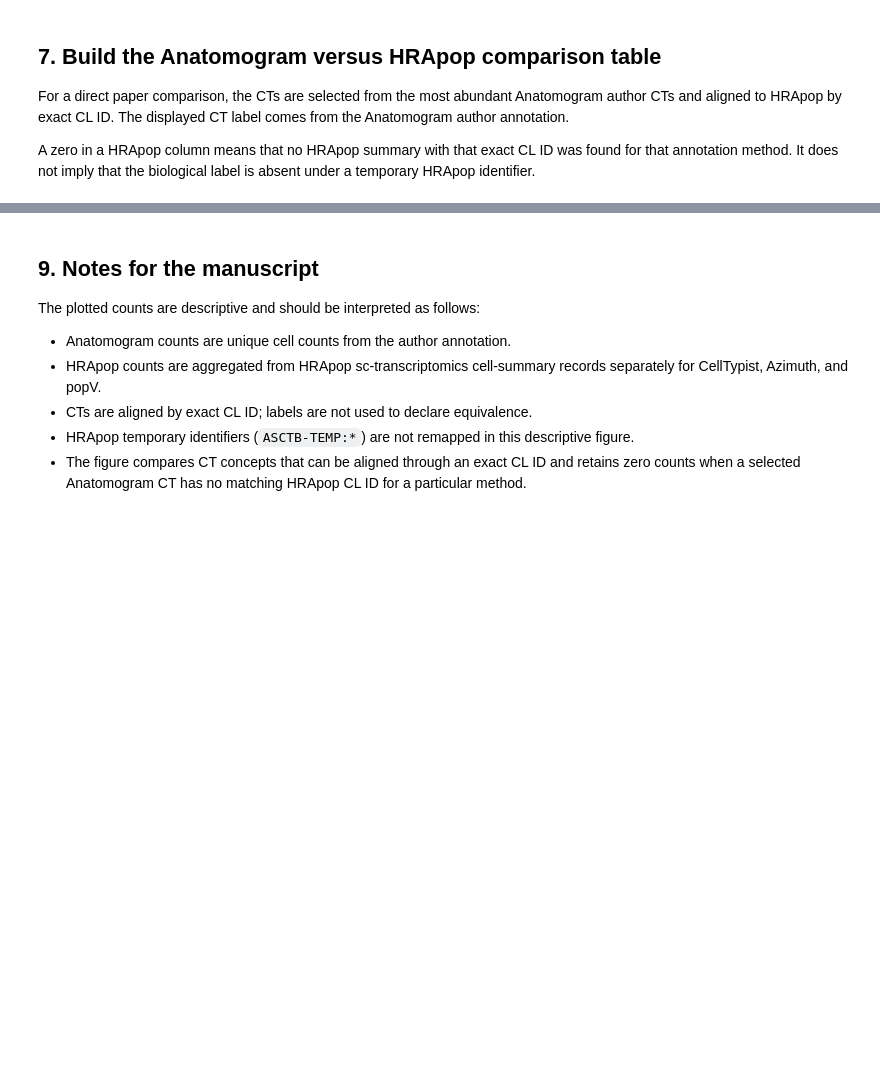
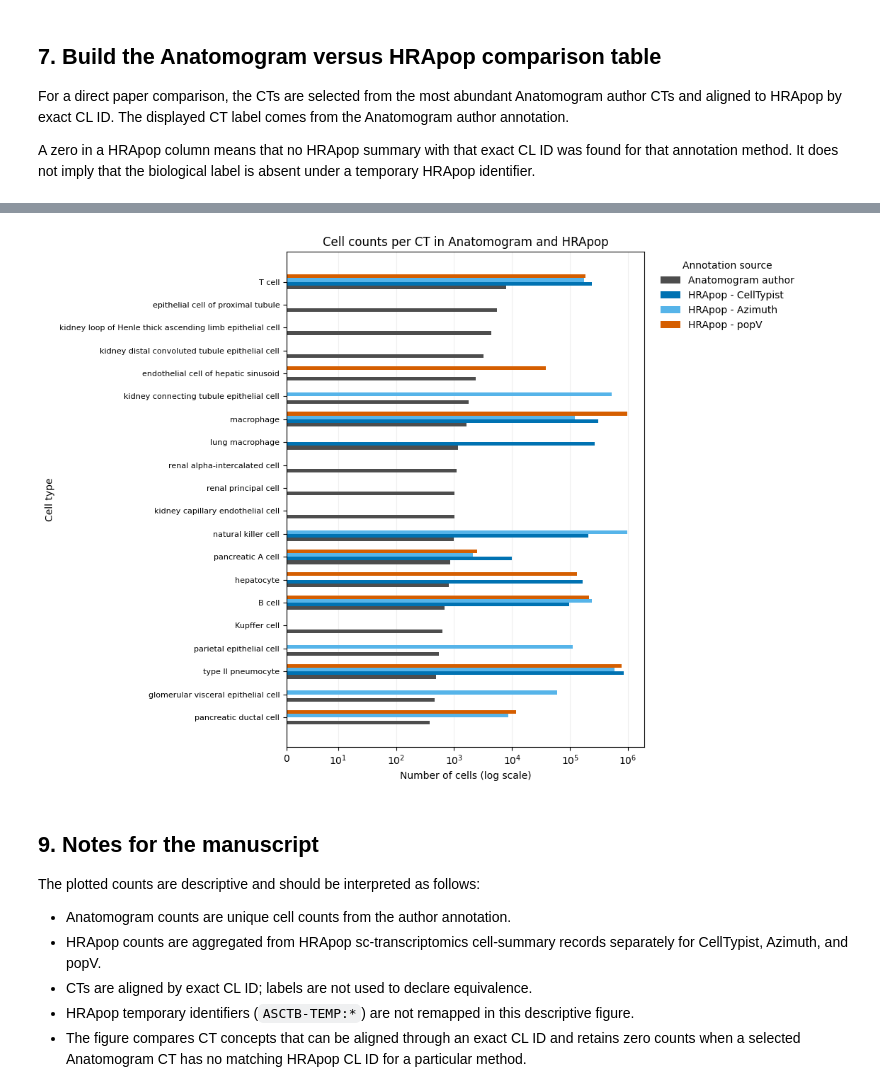
Before and after one commit to cns-iu/hra-ftu-explorer-supporting-information, a Jupyter notebook: anatomogram-comparison/compare_anatomogram_hrapop_ct_counts.ipynb, the cells around one changed output, grey strips where cells are left out. Drawn from its saved outputs; the diff is of its cells as text; code cells hidden in the pictures; blank space fills up the shorter version.

```diff
--- a/anatomogram-comparison/compare_anatomogram_hrapop_ct_counts.ipynb
+++ b/anatomogram-comparison/compare_anatomogram_hrapop_ct_counts.ipynb
@@ -612,62 +740,27 @@ This figure compares the number of cells represented by the same exact CL IDs. T
 # %%
-# -----------------------------------------------------------------------------
-# Publication-ready cell-count figure
-# -----------------------------------------------------------------------------
-
-plot_df = comparison.set_index(
-    "cell_id"
-).iloc[::-1]
-
-
-source_columns = [
-    "Anatomogram author",
-    "HRApop - CellTypist",
-    "HRApop - Azimuth",
-    "HRApop - popV",
-]
-
-source_colors = {
-    "Anatomogram author": COLORS["author"],
-    "HRApop - CellTypist": COLORS["celltypist"],
-    "HRApop - Azimuth": COLORS["azimuth"],
-    "HRApop - popV": COLORS["popv"],
-}
-
-
-labels = [
-    str(
-        plot_df.loc[
-            cell_id,
-            "cell_label",
-        ]
-    )
-    for cell_id in plot_df.index
-]
-
-
-y = np.arange(
-    len(plot_df)
-)
-
-bar_height = 0.16
-n_sources = len(source_columns)
-
-offsets = (
-    np.arange(n_sources)
-    - (n_sources - 1) / 2
-) * bar_height
-
-
-fig_height = max(
-    8,
-    0.38 * len(plot_df),
-)
-
-
 fig, ax = plt.subplots(
     figsize=(11, fig_height)
 )
 
+
+# -----------------------------------------------------------------------------
+# Symmetric logarithmic x-axis
+#
+# Symlog is used because some HRApop CT counts are exactly zero.
+# The same scale is applied to all annotation sources.
+# -----------------------------------------------------------------------------
+
+ax.set_xscale(
+    "symlog",
+    linthresh=10,
+    linscale=0.8,
+    base=10,
+)
+
+
+# -----------------------------------------------------------------------------
+# Plot bars
+# -----------------------------------------------------------------------------
 
 for offset, source in zip(
     offsets,
@@ -689,6 +782,10 @@ for offset, source in zip(
     )
 
 
+# -----------------------------------------------------------------------------
+# Axes
+# -----------------------------------------------------------------------------
+
 ax.set_yticks(y)
 
 ax.set_yticklabels(
@@ -696,8 +793,9 @@ ax.set_yticklabels(
     fontsize=8,
 )
 
+
 ax.set_xlabel(
-    "Number of cells"
+    "Number of cells (log scale)"
 )
 
 ax.set_ylabel(
@@ -708,37 +806,43 @@ ax.set_title(
     "Cell counts per CT in Anatomogram and HRApop"
 )
 
+
 ax.legend(
     title="Annotation source",
     frameon=False,
     bbox_to_anchor=(1.02, 1),
     loc="upper left",
 )
+
 
 ax.grid(
     axis="x",
     alpha=0.20,
 )
 
 ax.set_axisbelow(True)
 
 
 fig.tight_layout()
+
 
 fig.savefig(
     FIGURE_DIR
     / "cell_counts_per_ct_anatomogram_vs_hrapop.png",
     dpi=300,
     bbox_inches="tight",
 )
 
 fig.savefig(
     FIGURE_DIR
     / "cell_counts_per_ct_anatomogram_vs_hrapop.pdf",
     bbox_inches="tight",
 )
 
+
 plt.show()
+# %% [output]
+[figure, added]
 # %% [markdown]
 ## 9. Notes for the manuscript
 
```
Also changed, not shown: parts of 10 cells of this notebook, 4 other files.
